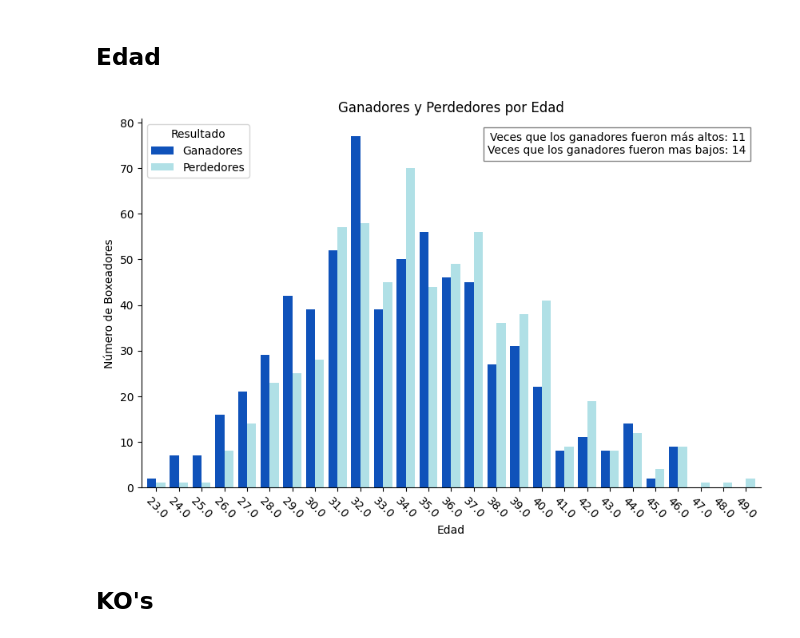
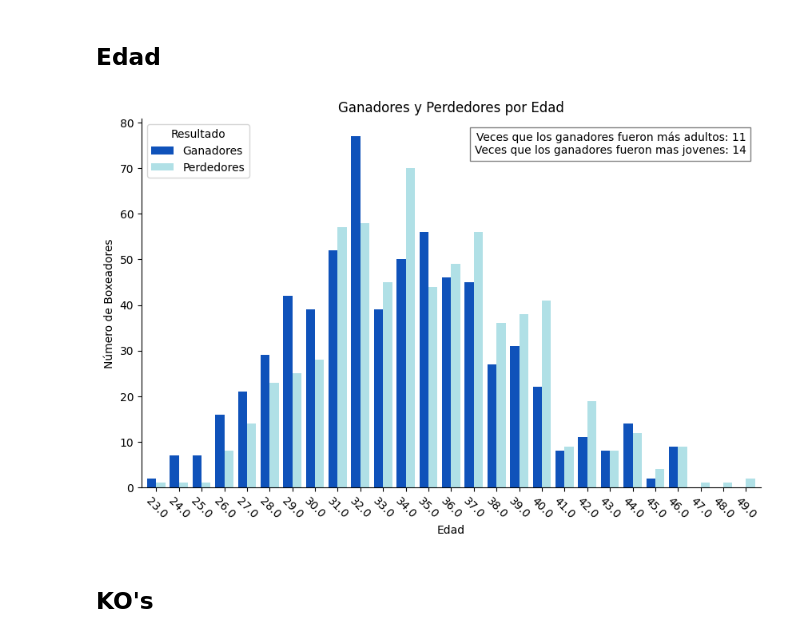
Before and after one commit to JavierRodriguezFontiveros/UFC_EDA, a Jupyter notebook: SRC/notebook/UFC_Notebook.ipynb, the cells around one changed output. Drawn from its saved outputs; the diff is of its cells as text; code cells hidden in the pictures.

```diff
--- a/SRC/notebook/UFC_Notebook.ipynb
+++ b/SRC/notebook/UFC_Notebook.ipynb
@@ -597,35 +597,35 @@ resultados_limpios = resultados.dropna()
 edades = pd.DataFrame({'Ganadores': resultados_limpios['Edad_Ganador'].value_counts(),
                        'Perdedores': resultados_limpios['Edad_Perdedor'].value_counts()}).fillna(0)
 
 edades = edades.reset_index()
 edades.columns = ['Edad', 'Ganadores', 'Perdedores']
 
 edades.set_index('Edad', inplace=True)
 
 ganadores_mayores = (edades['Ganadores'] > edades['Perdedores']).sum()
 perdedores_mayores = (edades['Perdedores'] > edades['Ganadores']).sum()
 
 ax = edades.plot(kind='bar', figsize=(10, 6), color=['#0F52BA', '#B0E0E6'], width=0.8)
 
 plt.title('Ganadores y Perdedores por Edad')
 plt.xlabel('Edad')
 plt.ylabel('Número de Boxeadores')
 plt.xticks(rotation=315)
 plt.legend(title='Resultado')
 
 plt.gca().spines["top"].set_visible(False)
 plt.gca().spines["right"].set_visible(False)
 
 plt.text(x=len(edades)-1, y=max(edades['Ganadores'].max(), edades['Perdedores'].max()) * 0.95,
-         s=f'Veces que los ganadores fueron más altos: {ganadores_mayores}\nVeces que los ganadores fueron mas bajos: {perdedores_mayores}',
+         s=f'Veces que los ganadores fueron más adultos: {ganadores_mayores}\nVeces que los ganadores fueron mas jovenes: {perdedores_mayores}',
          fontsize=10, ha='right', bbox=dict(facecolor='white', alpha=0.5))
 
 #Guardando visualización:
 plt.savefig('../utils/visualizaciones/edad_victorias.png', transparent = True)
 
 plt.show()
 # %% [output]
-[figure, old version]
+[figure, new version]
 # %% [markdown]
 ## KO's
 # %%
```
Also changed, not shown: 2 other files.
